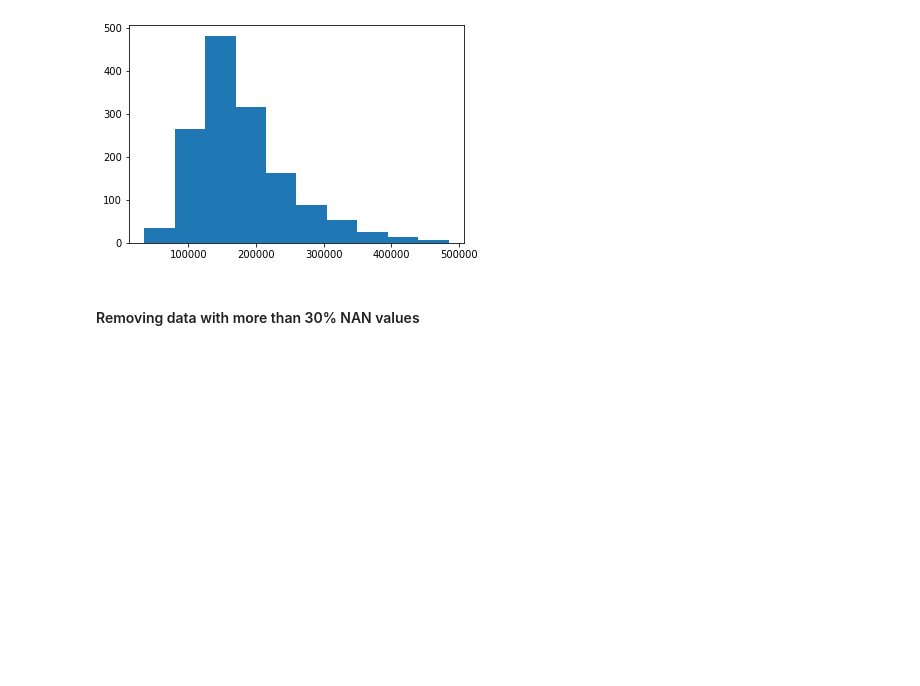
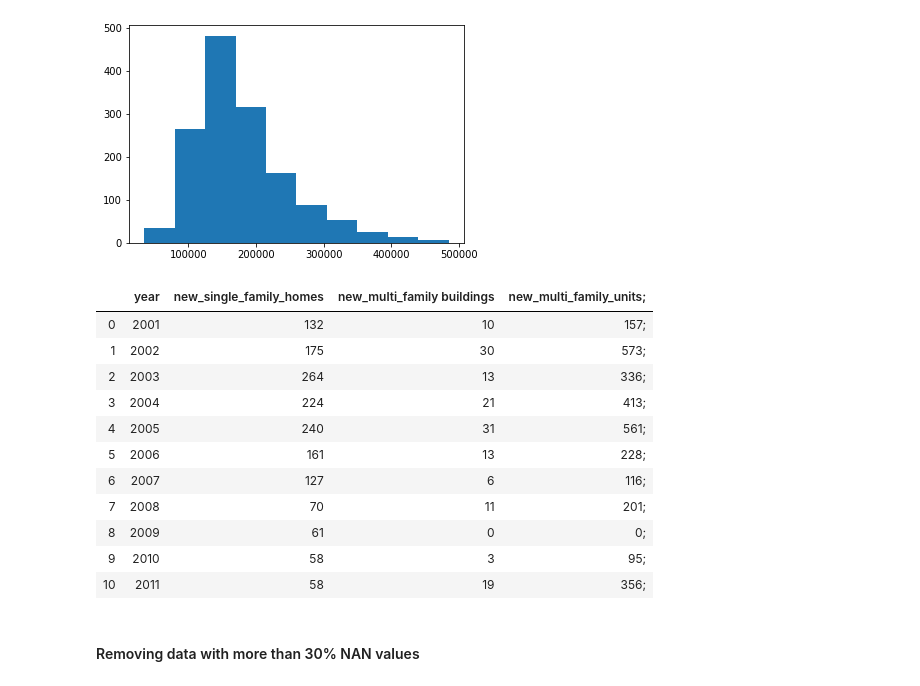
Before and after one commit to wzog99/MultipleLinearReg-HousePrices, a Jupyter notebook: linear_reg.ipynb, the cells around one changed output. Drawn from its saved outputs; the diff is of its cells as text; code cells hidden in the pictures; blank space fills up the shorter version.

Commit message:
Add Construction csv to ipynb

```diff
--- a/linear_reg.ipynb
+++ b/linear_reg.ipynb
@@ -129,6 +102,21 @@ traindf = traindf.loc[traindf['SalePrice'] < 500000]
 plt.hist(traindf['SalePrice']);
 # %% [output]
 [figure]
+# %%
+pd.read_csv('New_construction.csv')
+# %% [output]
+|  | year | new_single_family_homes | new_multi_family buildings | new_multi_family_units; |
+| 0 | 2001 | 132 | 10 | 157; |
+| 1 | 2002 | 175 | 30 | 573; |
+| 2 | 2003 | 264 | 13 | 336; |
+| 3 | 2004 | 224 | 21 | 413; |
+| 4 | 2005 | 240 | 31 | 561; |
+| 5 | 2006 | 161 | 13 | 228; |
+| 6 | 2007 | 127 | 6 | 116; |
+| 7 | 2008 | 70 | 11 | 201; |
+| 8 | 2009 | 61 | 0 | 0; |
+| 9 | 2010 | 58 | 3 | 95; |
+| 10 | 2011 | 58 | 19 | 356; |
 # %% [markdown]
 #### Removing data with more than 30% NAN values
 # %%
```
Also changed, not shown: parts of 3 cells of this notebook, 1 other file.
